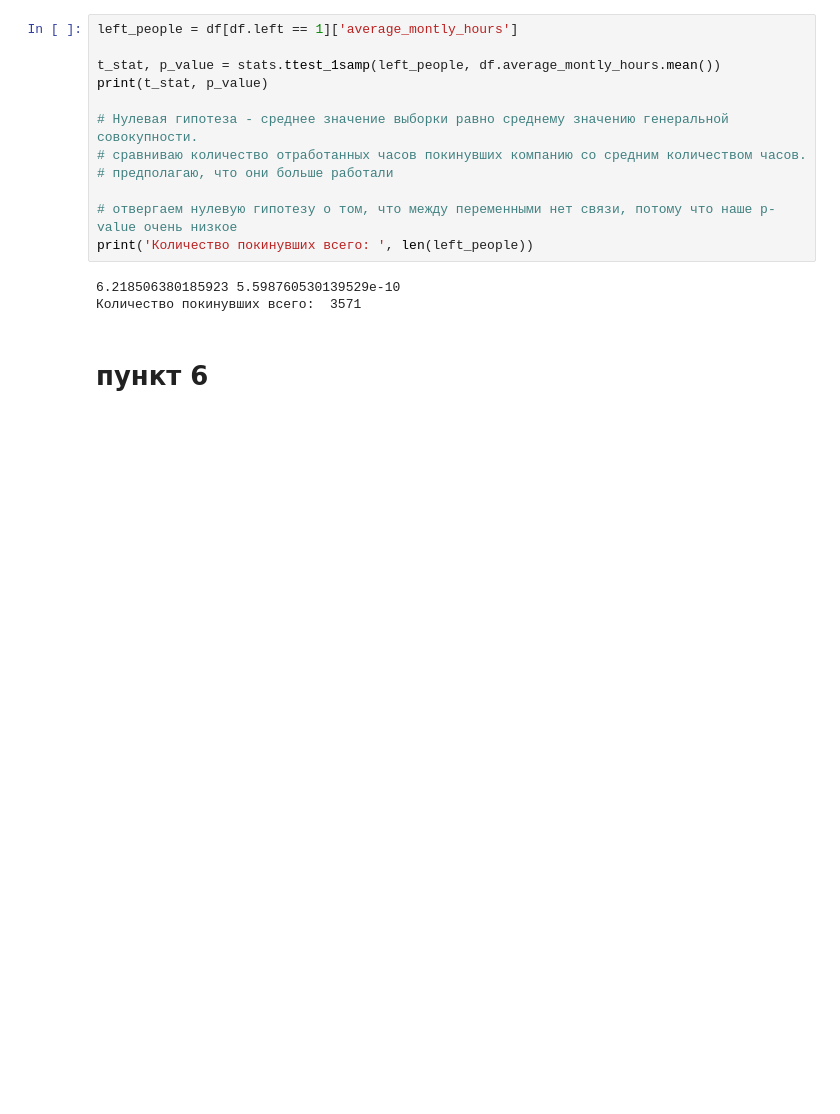
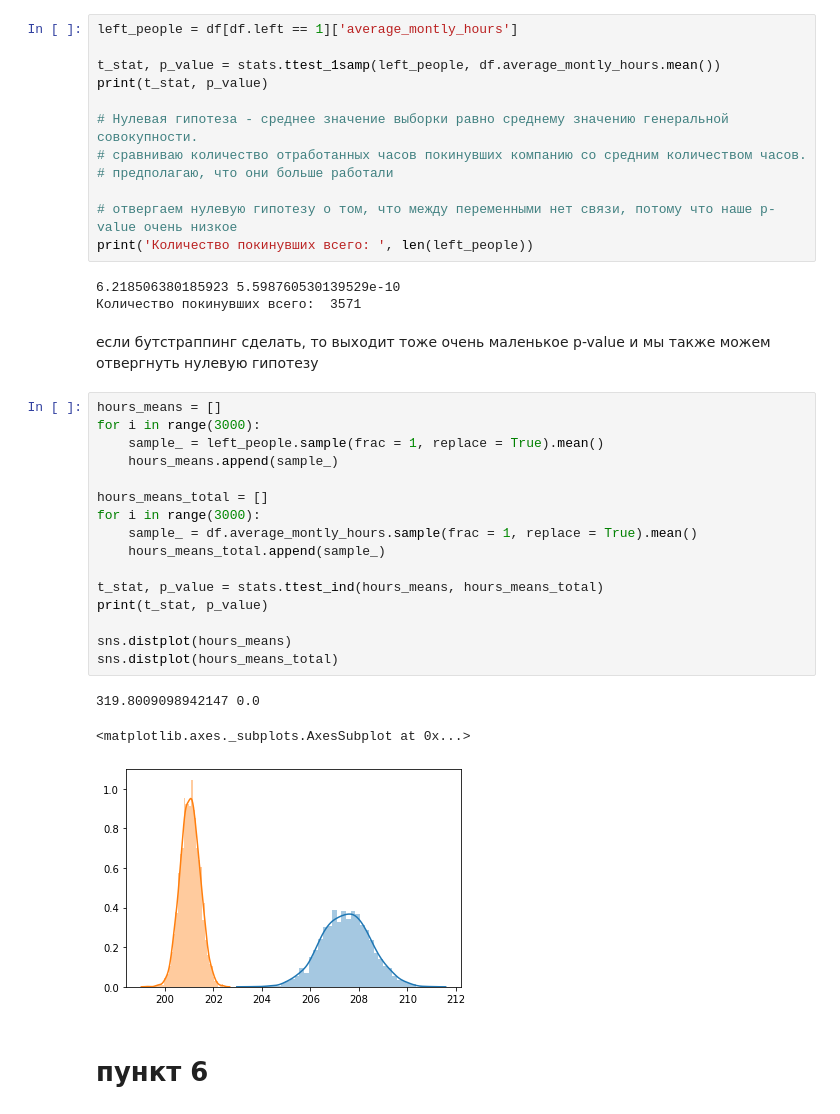
Before and after one commit to annavagner/netology_pyda, a Jupyter notebook: final_work/final.ipynb, the cells around one changed output. Drawn from its saved outputs; the diff is of its cells as text; blank space fills up the shorter version.

```diff
--- a/final_work/final.ipynb
+++ b/final_work/final.ipynb
@@ -249,6 +278,28 @@ print('Количество покинувших всего: ', len(left_people)
 # %% [output]
 6.218506380185923 5.598760530139529e-10
 Количество покинувших всего:  3571
+# %% [markdown]
+если бутстраппинг сделать, то выходит тоже очень маленькое p-value и мы также можем отвергнуть нулевую гипотезу
+# %%
+hours_means = []
+for i in range(3000):
+    sample_ = left_people.sample(frac = 1, replace = True).mean()
+    hours_means.append(sample_)
+
+hours_means_total = []
+for i in range(3000):
+    sample_ = df.average_montly_hours.sample(frac = 1, replace = True).mean()
+    hours_means_total.append(sample_)
+
+t_stat, p_value = stats.ttest_ind(hours_means, hours_means_total)
+print(t_stat, p_value)
+
+sns.distplot(hours_means)
+sns.distplot(hours_means_total)
+# %% [output]
+319.8009098942147 0.0
+<matplotlib.axes._subplots.AxesSubplot at 0x...>
+[figure, added]
 # %% [markdown]
 # пункт 6
 # %%
```
Also changed, not shown: parts of 4 cells of this notebook.
